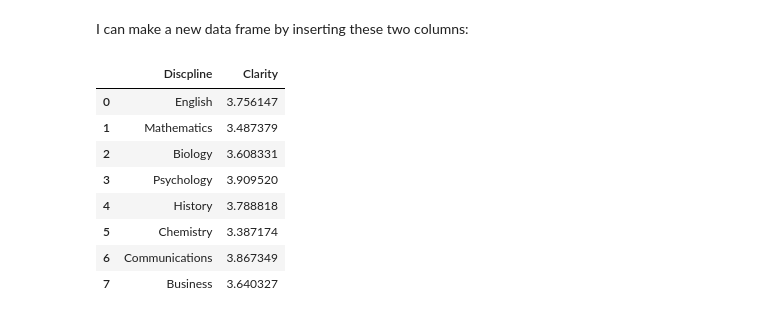
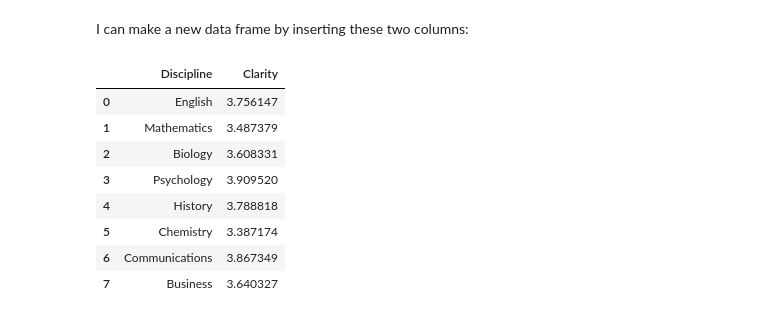
Before and after one commit to matthew-brett/cfd2019, a Jupyter notebook: notebooks/04/df_series_arrays.ipynb, the cells around one changed output. Saved outputs shown, nothing was run; the diff lists cells and outputs as text; code cells hidden in the pictures.

```diff
--- a/notebooks/04/df_series_arrays.ipynb
+++ b/notebooks/04/df_series_arrays.ipynb
@@ -345,11 +345,11 @@ I can make a new data frame by inserting these two columns:
 # %%
 # A new data frame
 thinner_courses = pd.DataFrame()
-thinner_courses['Discpline'] = disciplines
+thinner_courses['Discipline'] = disciplines
 thinner_courses['Clarity'] = clarity
 thinner_courses
 # %% [output]
-|  | Discpline | Clarity |
+|  | Discipline | Clarity |
 | 0 | English | 3.756147 |
 | 1 | Mathematics | 3.487379 |
 | 2 | Biology | 3.608331 |
```
